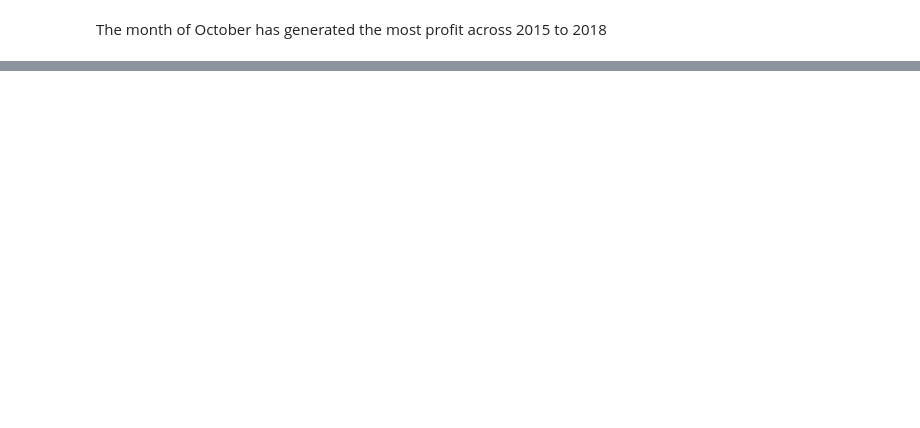
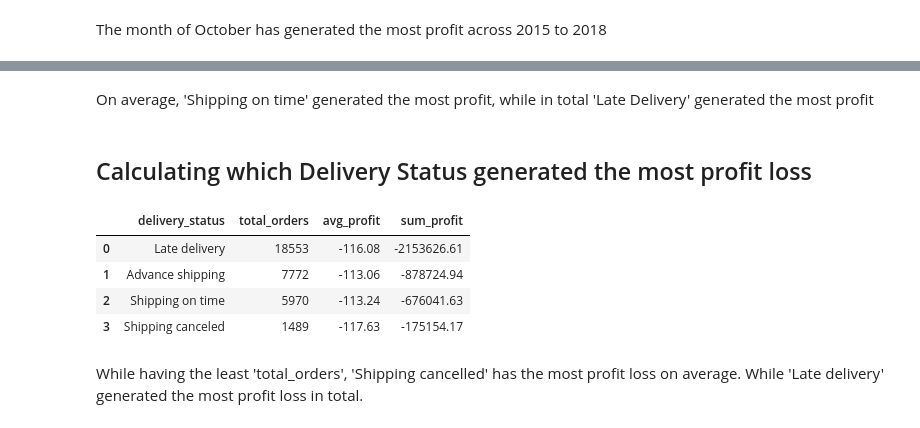
Before and after one commit to JanBrixIlan/Supply-Chain-Performance-Analysis, a Jupyter notebook: notebooks/02_eda.ipynb, the cells around one changed output, grey strips where cells are left out. Saved outputs shown, nothing was run; the diff lists cells and outputs as text; code cells hidden in the pictures; blank space fills up the shorter version.

```diff
--- a/notebooks/02_eda.ipynb
+++ b/notebooks/02_eda.ipynb
@@ -140,0 +198,27 @@ The month of October has generated the most profit across 2015 to 2018
+# %% [markdown]
+On average, 'Shipping on time' generated the most profit, while in total 'Late Delivery' generated the most profit
+# %% [markdown]
+## Calculating which Delivery Status generated the most profit loss
+# %%
+query = """
+SELECT
+         delivery_status
+       , COUNT(*) as total_orders
+       , AVG(benefit_per_order) as avg_profit
+       , SUM(benefit_per_order) as sum_profit
+FROM dbo.supply_chain_data
+WHERE benefit_per_order < 0
+GROUP BY delivery_status
+ORDER BY total_orders DESC;
+"""
+
+df = pd.read_sql(query, engine)
+df.style.format({'avg_profit': '{:.2f}', 'sum_profit': '{:.2f}'})
+# %% [output]
+|  | delivery_status | total_orders | avg_profit | sum_profit |
+| 0 | Late delivery | 18553 | -116.08 | -2153626.61 |
+| 1 | Advance shipping | 7772 | -113.06 | -878724.94 |
+| 2 | Shipping on time | 5970 | -113.24 | -676041.63 |
+| 3 | Shipping canceled | 1489 | -117.63 | -175154.17 |
+# %% [markdown]
+While having the least 'total_orders', 'Shipping cancelled' has the most profit loss on average. While 'Late delivery' generated the most profit loss in total.
```
Also changed, not shown: parts of 7 cells of this notebook.
